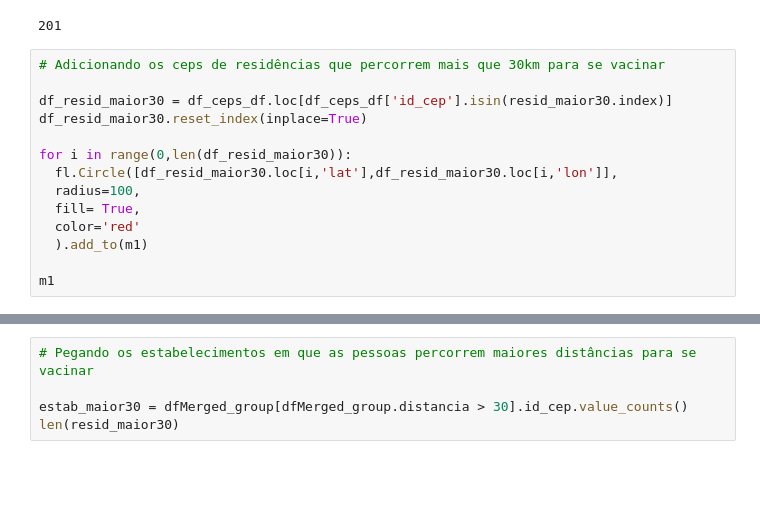
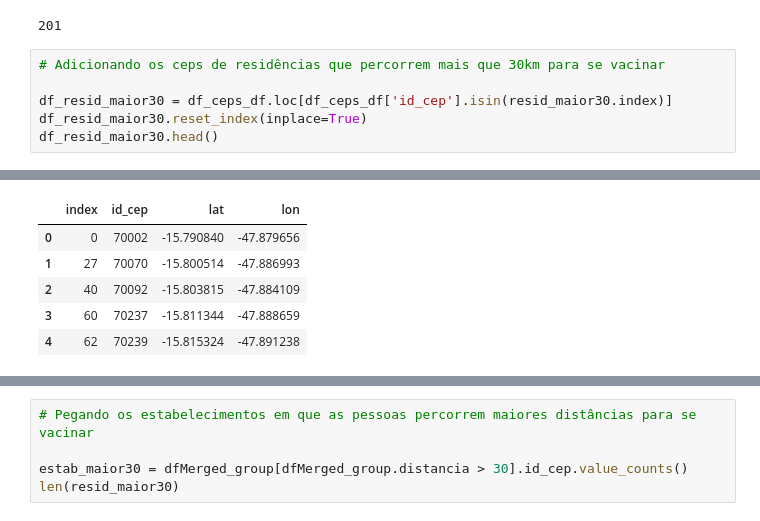
Before and after one commit to raquelcreis/vacina_covid_bsb, a Jupyter notebook: notebook.ipynb, the cells around one changed output, grey strips where cells are left out. Drawn from its saved outputs; the diff is of its cells as text; blank space fills up the shorter version.

```diff
--- a/notebook.ipynb
+++ b/notebook.ipynb
@@ -692,13 +691,5 @@ len(resid_maior30)
 
 df_resid_maior30 = df_ceps_df.loc[df_ceps_df['id_cep'].isin(resid_maior30.index)]
 df_resid_maior30.reset_index(inplace=True)
-
-for i in range(0,len(df_resid_maior30)):
-  fl.Circle([df_resid_maior30.loc[i,'lat'],df_resid_maior30.loc[i,'lon']],
-  radius=100,
-  fill= True,
-  color='red'
-  ).add_to(m1)
-
-m1
+df_resid_maior30.head()
 # %% [output]
@@ -705,0 +696,6 @@ m1
+|  | index | id_cep | lat | lon |
+| 0 | 0 | 70002 | -15.790840 | -47.879656 |
+| 1 | 27 | 70070 | -15.800514 | -47.886993 |
+| 2 | 40 | 70092 | -15.803815 | -47.884109 |
+| 3 | 60 | 70237 | -15.811344 | -47.888659 |
+| 4 | 62 | 70239 | -15.815324 | -47.891238 |
```
Also changed, not shown: parts of 4 cells of this notebook.
